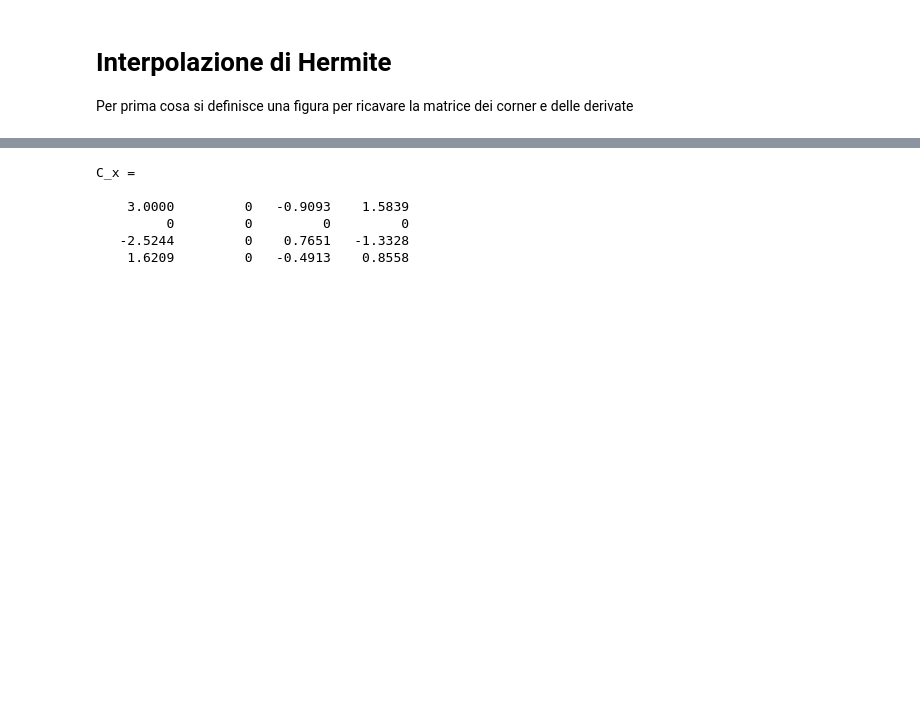
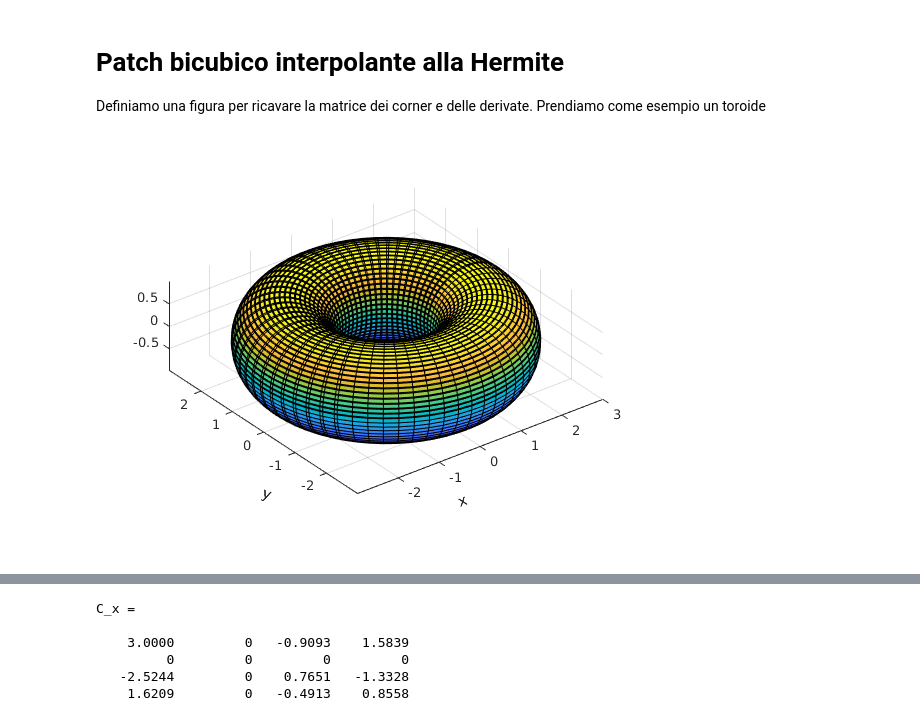
Before and after one commit to mameli/cagd, a Jupyter notebook: Hermite.ipynb, the cells around one changed output, grey strips where cells are left out. Saved outputs shown, nothing was run; the diff lists cells and outputs as text; code cells hidden in the pictures; blank space fills up the shorter version.

```diff
--- a/Hermite.ipynb
+++ b/Hermite.ipynb
@@ -1,4 +1,16 @@
 # %% [markdown]
-# Interpolazione di Hermite
+# Patch bicubico interpolante alla Hermite
 
-Per prima cosa si definisce una figura per ricavare la matrice dei corner e delle derivate
+Definiamo una figura per ricavare la matrice dei corner e delle derivate. Prendiamo come esempio un toroide
+# %%
+s_a = 0; s_b = 10;
+s = linspace(s_a, s_b, 100);
+t_a = 0; t_b = 10;
+t = linspace(t_a, t_b, 100);
+[ss, tt] = meshgrid(s, t);
+x = (2 + cos(tt)).*cos(ss);
+y = (2 + cos(tt)).*sin(ss);
+z = sin(tt);
+surf(x, y, z);axis equal; xlabel('x', 'Rotation',20); ylabel('y', 'Rotation',-20)
+# %% [output]
+[figure, added]
```
Also changed, not shown: parts of 22 cells of this notebook.
